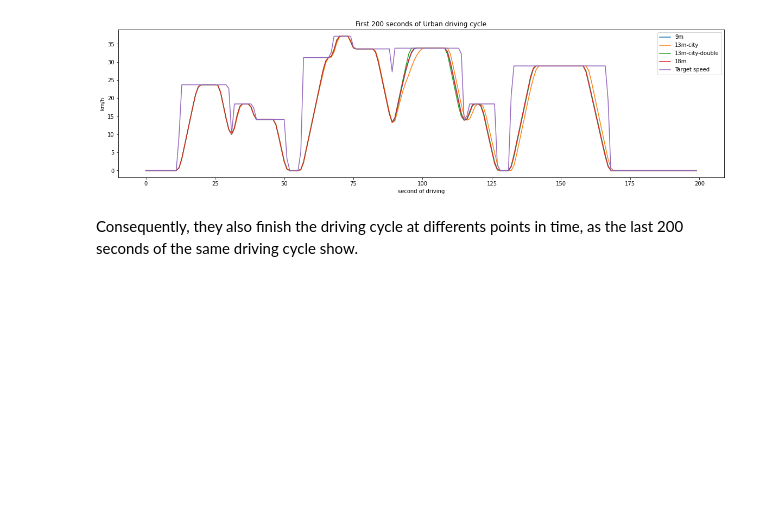
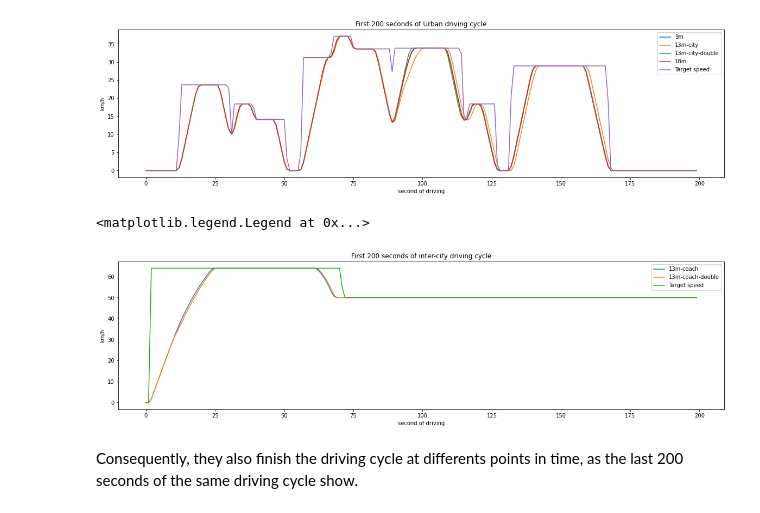
Before and after one commit to romainsacchi/carculator_bus, a Jupyter notebook: examples/buses.ipynb, the cells around one changed output. Cells and saved outputs as stored; diff of their text form; code cells hidden in the pictures; blank space fills up the shorter version.

```diff
--- a/examples/buses.ipynb
+++ b/examples/buses.ipynb
@@ -115,6 +155,18 @@ plt.legend(["9m", "13m-city", "13m-city-double", "18m", "Target speed"])
 # %% [output]
 <matplotlib.legend.Legend at 0x...>
 [figure]
+# %%
+from carculator_bus import *
+import matplotlib.pyplot as plt
+plt.figure(figsize=(20,5))
+plt.plot(get_standard_driving_cycle(size=["13m-coach", "13m-coach-double", "Target speed, coach"])[:200,])
+plt.ylabel("km/h")
+plt.xlabel("second of driving")
+plt.title("First 200 seconds of inter-city driving cycle")
+plt.legend(["13m-coach", "13m-coach-double", "Target speed"])
+# %% [output]
+<matplotlib.legend.Legend at 0x...>
+[figure, added]
 # %% [markdown]
 Consequently, they also finish the driving cycle at differents points in time, as the last 200 seconds of the same driving cycle show.
 # %%
```
Also changed, not shown: parts of 5 cells of this notebook, 5 other files.
